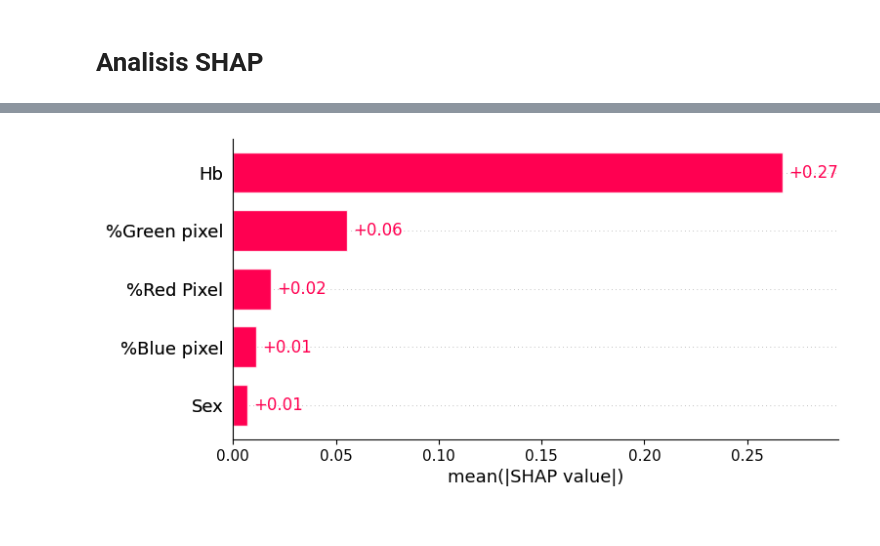
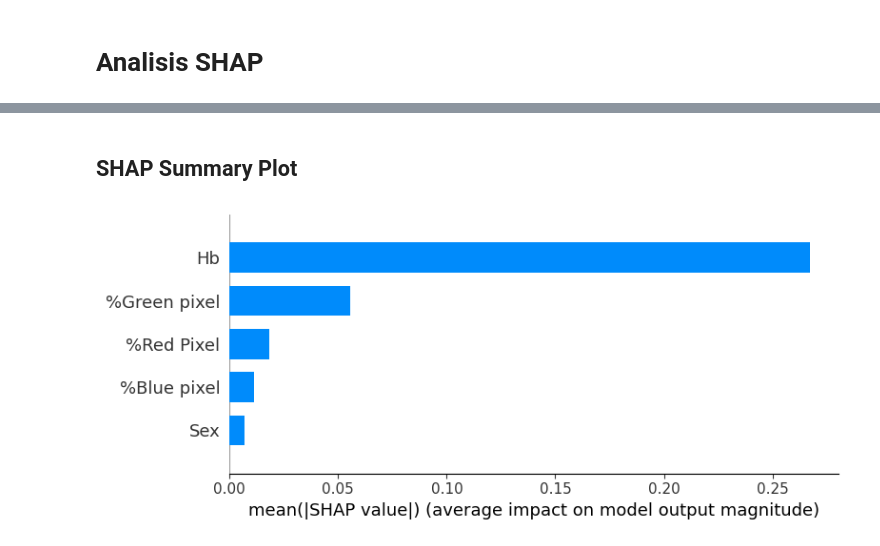
Before and after one commit to moraleseoscar/AnaemiaPredictionEDA, a Jupyter notebook: SVMModel.ipynb, the cells around one changed output, grey strips where cells are left out. Cells and saved outputs as stored; diff of their text form; code cells hidden in the pictures.

Commit message:
SHAP Plots SVM

```diff
--- a/SVMModel.ipynb
+++ b/SVMModel.ipynb
@@ -109,4 +101,7 @@ shap.plots.waterfall(shap_values[1], max_display=4)
-# %%
-shap.plots.bar(shap_values)
-# %% [output]
-[figure, removed]
+# %% [markdown]
+## SHAP Summary Plot
+# %%
+# Shap summary plot
+shap.summary_plot(shap_values, X_test_scaled, plot_type='bar')
+# %% [output]
+[figure, added]
```
Also changed, not shown: parts of 13 cells of this notebook.
